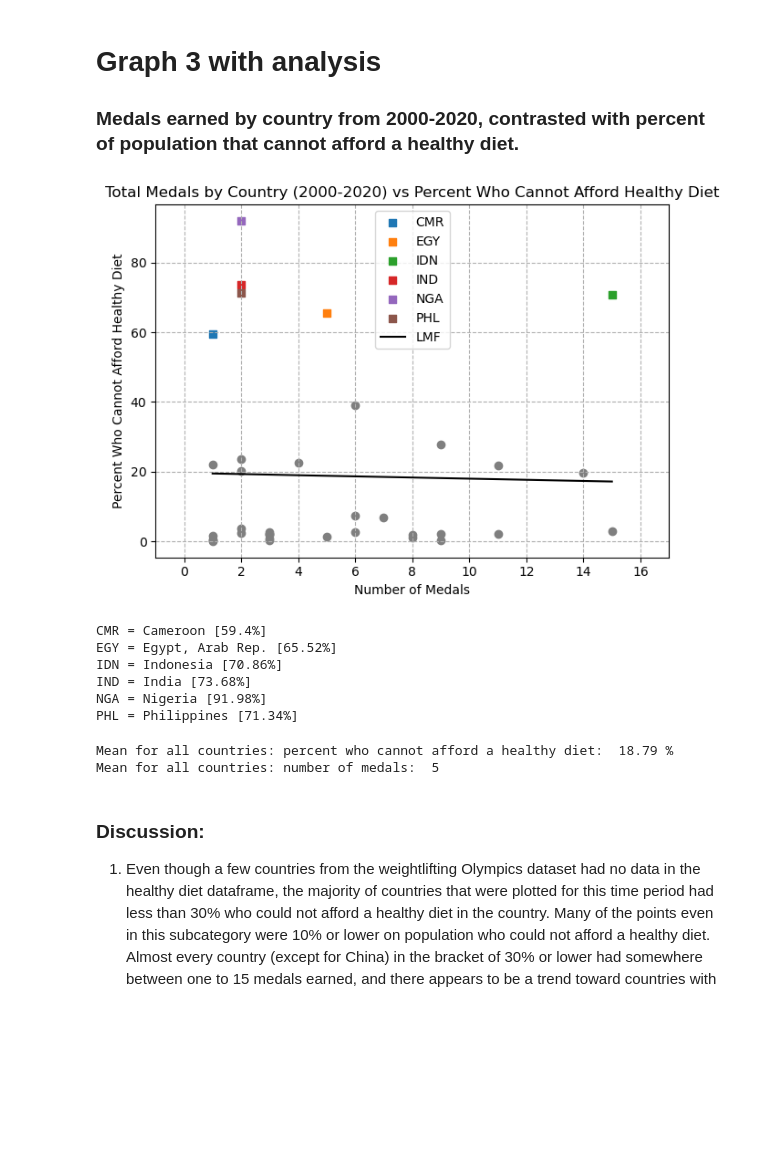
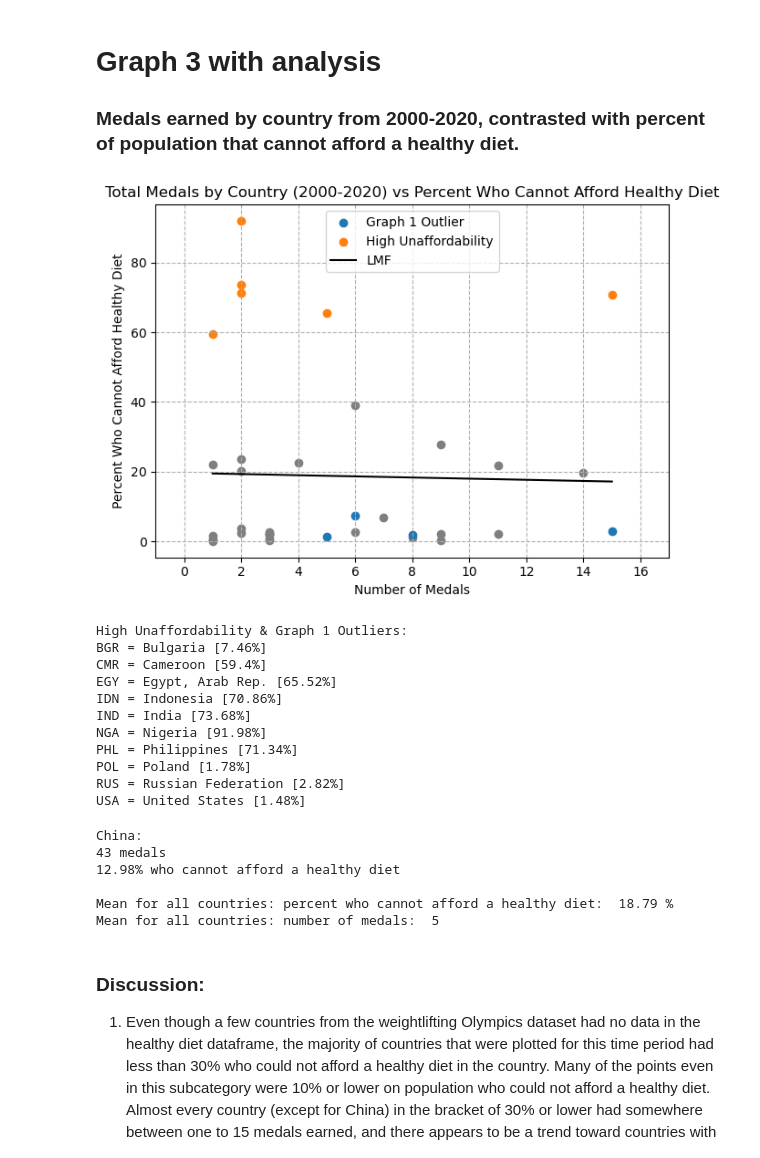
Before and after one commit to nichS21/DS-256-Group-Project, a Jupyter notebook: Stach - Individual Analysis.ipynb, the cells around one changed output. Saved outputs shown, nothing was run; the diff lists cells and outputs as text; code cells hidden in the pictures; blank space fills up the shorter version.

```diff
--- a/Stach - Individual Analysis.ipynb
+++ b/Stach - Individual Analysis.ipynb
@@ -285,14 +262,32 @@ Women: 19.0 (44.19% of total)
 avgMen = np.mean(topMen / (topWomen + topMen))*100
 avgWomen = np.mean(topWomen / (topWomen + topMen))*100
 
+print("TOP TWENTY COUNTRIES")
 print("Average percent of medals earned by gender, per country: \n",
       "Men: ", round(avgMen, 2), "%\n",
       "Women: ", round(avgWomen, 2), "%\n")
 
-# All medals earned by gender
+# All medals earned by gender for these top 20 countries
 menTotal = np.sum(topMen)
 womenTotal = np.sum(topWomen)
 print("Percent of all medals earned by gender: \n",
       "Men: ", round( (menTotal/(menTotal+womenTotal))*100, 2), "%\n",
       "Women: ", round( (womenTotal/(menTotal+womenTotal))*100, 2), "%")
+
+
+# All medals earned by gender 2000 and beyond
+women2000 = np.empty(len(countries))
+men2000 = np.empty(len(countries))
+
+for i in range(len(countries)):
+      cName = countries[i]
+      women2000[i] = twenty1stDF[ (twenty1stDF.country_code == cName)
+                                    & (twenty1stDF.event_gender == "Women")].shape[0]         # get number of women's medals for this country, 2000-2020
+      men2000[i] = twenty1stDF[ (twenty1stDF.country_code == cName)
+                                    & (twenty1stDF.event_gender == "Men")].shape[0]           # get number of men's medals for this country, 2000-2020
+ttlPerCountry = women2000+men2000
+avgPerCountry = womenTotal/(ttlPerCountry)
+
+print("\nALL COUNTRIES 2000 - 2020")
+print("Average percent of all medals earned by women 2000 - 2020, per country: ", round(np.mean(avgPerCountry), 2), "%", sep='')
 # %% [output]
@@ -319,7 +318,6 @@ Percent of all medals earned by gender:
 # Note: Chose 2000-2020 range to avoid extrapolation regarding data from other dataset, since healthy diet data only goes from 2017-2021.
 #   Hence percent who cannot afford a healthy diet, is an average across 2017-2021 for each country.
 
-DFDiet.percent_healthy_diet = pd.to_numeric(DFDiet.percent_healthy_diet)        # convert data type of this column to be numeric and not a string/object
 twenty1stDF = weightDF[weightDF.year >= 2000]                                   # data from 2000 to 2020
 
 
@@ -332,8 +330,10 @@ dietCodes = ['ARM', 'AZE', 'BLR', 'BGR', 'CAN', 'CHN', 'CMR', 'COL', 'HRV', 'CUB
 # No equivalents in diet data: Cuba (CUB), Georgia (GEO), North Korea (PRK), Samoa (SAM), Syria, (SYR),
 #                               Turkimenistan (TKM), Ukraine (UKR), Uzbekistan (UZB), Venezula (VEN).
 
+tmOutliers = ["BGR", "POL", "USA", "RUS"]                                             # total medal outliers from Graph 1. USSR is now 'RUS';  China excluded since skews graph too far to right
+
 # Find values without equavalencies across datasets, then exclude them. Qatar ("QAT") is present in both datasets, but has no values for var we are observing in DietDF
-exclude = ["CUB", "GEO", "PRK", "SAM", "SYR", "TKM", "UKR", "UZB", "VEN", "QAT", "CHN"] # CHN (China) excluded because is an outlier
+exclude = ["CUB", "GEO", "PRK", "SAM", "SYR", "TKM", "UKR", "UZB", "VEN", "QAT", "CHN"] # CHN (China) excluded because is an outlier and shifts graph far to the right
 excludeIdx = []
 for i in range(len(dietCodes)):                     # find every index of values we wish to exclude and add to index list
     code = dietCodes[i]
@@ -347,7 +347,14 @@ dietCodes = np.delete(dietCodes, excludeIdx)
 # Arrays for data per country
 numMedals = np.zeros(len(cCodes))
 percentAvgs = np.zeros(len(cCodes))
-graphCodes = []                         # hold codes of countries that are to be highlighted in graph
+graphCodes = []                         # hold codes of countries that are to be highlighted in graph (for later printing to terminal)
+
+# Arrays for plotting all outliers at once (since will share labels)
+origOutNum = []                                    # original outliers from Graph 1
+origOutAvg = []
+haNum = []                                         # high unaffordability outliers
+haAvg = []
+
 
 # Get data for each country, then plot it
 for i in range(len(cCodes)):
@@ -361,50 +368,77 @@ for i in range(len(cCodes)):
     avg = np.nanmean(DFDiet[DFDiet.country_code == country].percent_healthy_diet.values)
     percentAvgs[i] = avg
 
-    # Plot this country, with some conditions to highlight high values
+    # Highlight countries to plot later (all with same label) or plot non-outlier
     if((avg > 58)):
         graphCodes.append(country)
-        plt.scatter(num, avg, label=country, marker='s')
+        haNum.append(num)
+        haAvg.append(avg)
+    elif(country in tmOutliers):
+        graphCodes.append(country)
+        origOutNum.append(num)
+        origOutAvg.append(avg)
     else:
         plt.scatter(num, avg, color='tab:gray')
 
+# Plot all outliers
+plt.scatter(origOutNum, origOutAvg, label="Graph 1 Outlier", color="tab:blue")
+plt.scatter(haNum, haAvg, label="High Unaffordability", color="tab:orange")
 
 # Fit a model
 coeff = np.polyfit(numMedals, percentAvgs, 1)                           # get coefficients of polynomial
 polyFunc = np.poly1d(coeff)                                             # create polynomial using coefficients from polyfit()
 xdata = np.linspace(np.min(numMedals), np.max(numMedals), 1000)         # xdata for linear model fit
 ydata = polyFunc(xdata)                                                 # ydata for linear model fit
 
-plt.plot(xdata, ydata, color='blsack', label='LMF')                     # plot regression line
+plt.plot(xdata, ydata, color='black', label='LMF')                     # plot regression line
 
 
 # Graph settings
 plt.title("Total Medals by Country (2000-2020) vs Percent Who Cannot Afford Healthy Diet")
 plt.xlabel("Number of Medals")
 plt.ylabel("Percent Who Cannot Afford Healthy Diet")
 plt.xticks(np.arange(0,17,2))
 plt.xlim(-1,17)
 plt.grid(linestyle='dashed')
 plt.tight_layout()
 plt.legend(loc='upper center')
 plt.show()
 
 # Get names of each highlighted country and print
+print("High Unaffordability & Graph 1 Outliers: ")
 for code in graphCodes:
     name = DFDiet[DFDiet.country_code == code].country_name.values[0]
     print(code, " = ", name, " [", round(percentAvgs[np.where(dietCodes == code)][0], 2), "%]", sep='')
 # %% [output]
-[figure, old version]
+[figure, new version]
+High Unaffordability & Graph 1 Outliers:
+BGR = Bulgaria [7.46%]
 CMR = Cameroon [59.4%]
 EGY = Egypt, Arab Rep. [65.52%]
 IDN = Indonesia [70.86%]
 IND = India [73.68%]
 NGA = Nigeria [91.98%]
 PHL = Philippines [71.34%]
+POL = Poland [1.78%]
+RUS = Russian Federation [2.82%]
+USA = United States [1.48%]
 # %%
-print("Mean for all countries: percent who cannot afford a healthy diet: ", round(np.mean(percentAvgs), 2), "%")
+# China data
+chnMedals = twenty1stDF[twenty1stDF.country_code == "CHN"].shape[0]
+chnPercent = np.nanmean(DFDiet[DFDiet.country_code == "CHN"].percent_healthy_diet.values)
+print("China: \n",
+      chnMedals, " medals\n",
+      round(chnPercent, 2), "% who cannot afford a healthy diet", sep='')
+
+
+# Mean for every country
+print("\nMean for all countries: percent who cannot afford a healthy diet: ", round(np.mean(percentAvgs), 2), "%")
 print("Mean for all countries: number of medals: ", round(np.mean(numMedals)))
 # %% [output]
+China:
+43 medals
+12.98% who cannot afford a healthy diet
+
 Mean for all countries: percent who cannot afford a healthy diet:  18.79 %
 Mean for all countries: number of medals:  5
 # %% [markdown]
```
Also changed, not shown: parts of 4 cells of this notebook, 1 other file.
